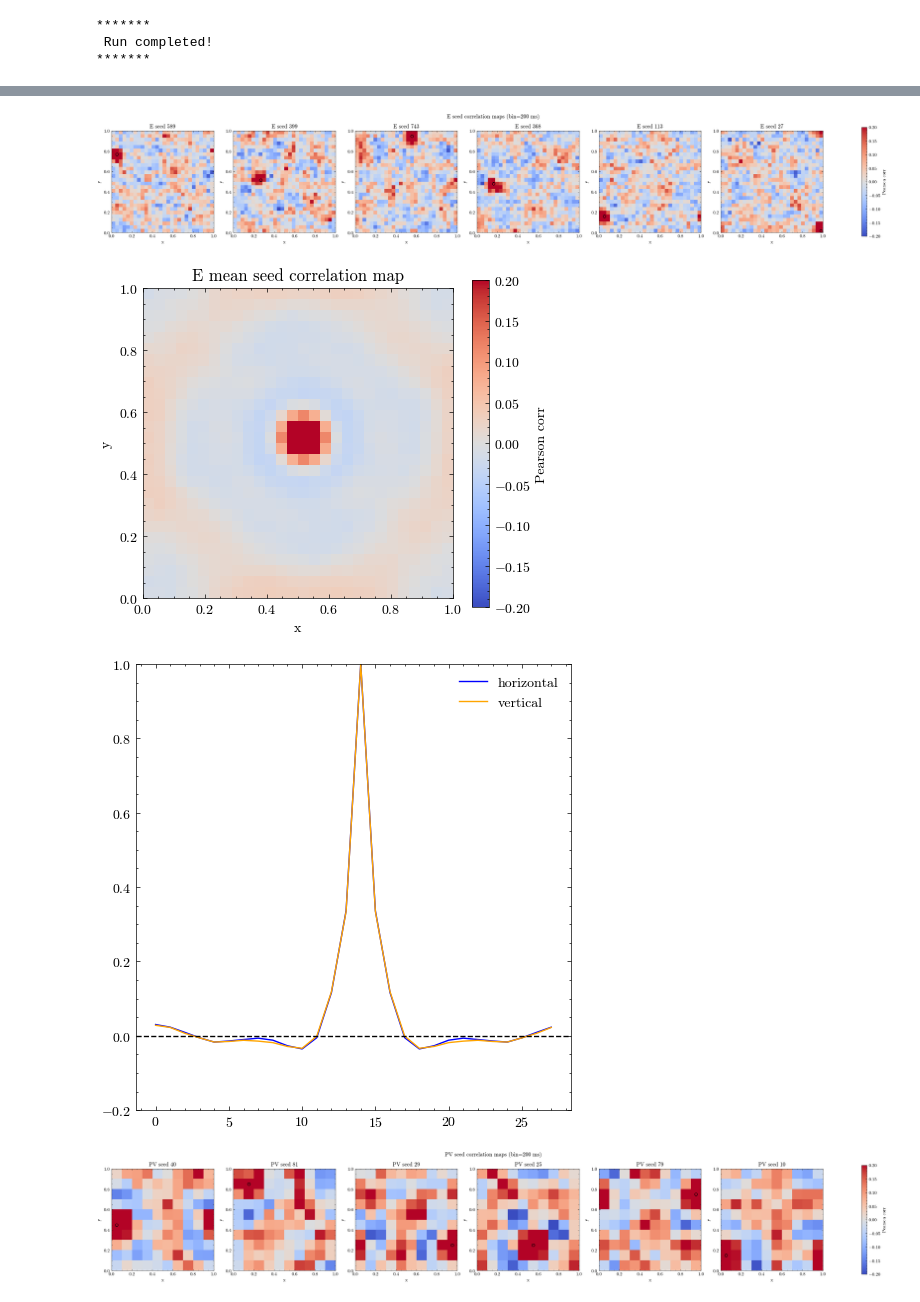
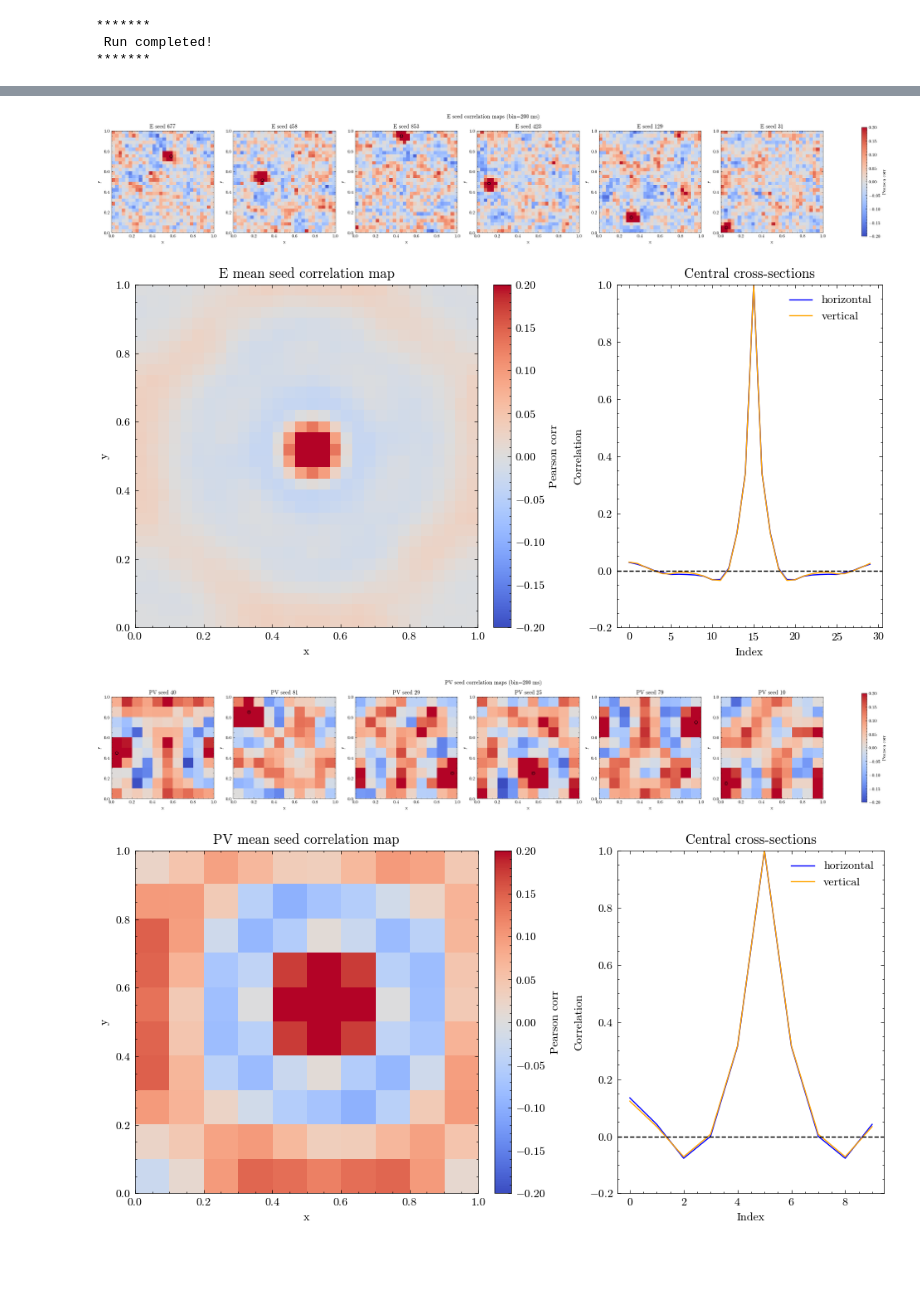
Before and after one commit to StevenZhang0116/structured-stabilization-in-recurrent-neural-circuits, a Jupyter notebook: Notebooks/03_torus_network_noee.ipynb, the cells around one changed output, grey strips where cells are left out. Saved outputs shown, nothing was run; the diff lists cells and outputs as text; code cells hidden in the pictures; blank space fills up the shorter version.

```diff
--- a/Notebooks/03_torus_network_noee.ipynb
+++ b/Notebooks/03_torus_network_noee.ipynb
@@ -25,6 +25,6 @@ seed: 1887
 # %%
 # NE = 800         # Number of excitatory cells
-NE = 784
+NE = 900
 NP = 100         # number of PV cells (symmetric iSTDP)
 NS = 100         # number of SST cells (antisymmetric iSTDP)
 
@@ -667,16 +667,26 @@ for (i,j) in zip(con_ss.i,con_ss.j):
 # %%
 fig, ax = plt.subplots(3,3,figsize=(5*3,5*3))
 sns.heatmap(w_ee_full, ax=ax[0,0], cmap='coolwarm', cbar=True, square=True)
+ax[0,0].set_title('E to E')
 sns.heatmap(w_ep_full, ax=ax[0,1], cmap='coolwarm', cbar=True, square=True)
+ax[0,1].set_title('E to PV')
 sns.heatmap(w_es_full, ax=ax[0,2], cmap='coolwarm', cbar=True, square=True)
+ax[0,2].set_title('E to SST')
 
 sns.heatmap(w_pe_full, ax=ax[1,0], cmap='coolwarm', cbar=True, square=True)
+ax[1,0].set_title('PV to E')
 sns.heatmap(w_pp_full, ax=ax[1,1], cmap='coolwarm', cbar=True, square=True)
+ax[1,1].set_title('PV to PV')
 sns.heatmap(w_ps_full, ax=ax[1,2], cmap='coolwarm', cbar=True, square=True)
+ax[1,2].set_title('PV to SST')
 
 sns.heatmap(w_se_full, ax=ax[2,0], cmap='coolwarm', cbar=True, square=True)
+ax[2,0].set_title('SST to E')
 sns.heatmap(w_sp_full, ax=ax[2,1], cmap='coolwarm', cbar=True, square=True)
+ax[2,1].set_title('SST to PV')
 sns.heatmap(w_ss_full, ax=ax[2,2], cmap='coolwarm', cbar=True, square=True)
+ax[2,2].set_title('SST to SST')
+
 fig.tight_layout()
 fig.savefig(f"../Figures/torus_final_weights_seed{tseed}.png", bbox_inches='tight', dpi=300)
 # %% [output]
@@ -698,7 +708,9 @@ for (side_Ninh, center_Ninh, grid_Ninh, w_inhe_full, inh_name) in connection_pac
     for neuron_inh in range(w_inhe_full.shape[1]):
         one_inh_to_e = w_inhe_full[:, neuron_inh].reshape((side_NE, side_NE))
         inh_loc_index = [neuron_inh // side_Ninh, neuron_inh % side_Ninh]
+        # move inh neuron to the center (in inh coordinates)
         move_index = [center_Ninh[0] - inh_loc_index[0], center_Ninh[1] - inh_loc_index[1]]
+        # adjust the amount of shift in the excitatory grid
         move_p_dim = [round(move_index[0] * grid_Ninh / grid_NE), round(move_index[1] * grid_Ninh / grid_NE)]
         one_inh_to_e_change = np.roll(one_inh_to_e, move_p_dim, axis=(0, 1))
         one_inh_to_e_change_all.append(one_inh_to_e_change)
@@ -708,7 +720,7 @@ for (side_Ninh, center_Ninh, grid_Ninh, w_inhe_full, inh_name) in connection_pac
 
     fig, ax = plt.subplots(1,1,figsize=(5,5))
     sns.heatmap(mean_one_pv_to_e_change, ax=ax, cmap='coolwarm', cbar=True, square=True)
-    ax.set_title('Mean PV to E connection change')
+    ax.set_title('Mean PV to E connection')
     fig.tight_layout()
     fig.savefig(f"../Figures/torus_mean_{inh_name}_to_e_rawconn_seed{tseed}.png", bbox_inches='tight', dpi=300)
 # %% [output]
@@ -745,7 +757,7 @@ w_effective = (np.eye(NTOT)
 
 dict_info = [[idx_e, "excitatory"], [idx_p, "PV"], [idx_s, "SST"]]
 
-fig, ax = plt.subplots(1,3,figsize=(3*3,3))
+fig, ax = plt.subplots(1,3,figsize=(5*3,5))
 
 for index, (idx, label) in enumerate(dict_info):
     w_effective_ee = w_effective[np.ix_(idx, idx)]
@@ -889,53 +901,64 @@ def plot_seed_corr_maps_assign(pop_name, N, spk_mon, pos, Lx=1.0, Ly=1.0,
 
         N_root = int(math.sqrt(N))
         loc_index = [sc // N_root, sc % N_root]
         center_N = [int(N_root / 2), int(N_root / 2)]
         move_index = [center_N[0] - loc_index[0], center_N[1] - loc_index[1]]
         move_p_dim = [round(move_index[0]), round(move_index[1])]
         H_shift = np.roll(H, move_p_dim, axis=(0, 1))
         H_all.append(H_shift)
 
     cbar = fig.colorbar(im, ax=axs, shrink=0.85)
     cbar.set_label('Pearson corr')
     fig.suptitle(f'{pop_name} seed correlation maps (bin={bin_ms:.0f} ms)', y=1.02)
     fig.savefig(f'../Figures/torus_two_interneurons_seed_corr_maps_{pop_name}_seed{tseed}.png',
                 bbox_inches='tight', dpi=300)
 
     H_all = np.array(H_all)
     H_mean = np.mean(H_all, axis=0)
-    fig_mean, ax_mean = plt.subplots(1,1,figsize=(5,5))
-    im_mean = ax_mean.imshow(H_mean, origin='lower', extent=[0, Lx, 0, Ly],
-                   vmin=-vlim, vmax=+vlim, aspect='equal', cmap="coolwarm")
-    ax_mean.set_title(f'{pop_name} mean seed correlation map')
-    ax_mean.set_xlabel('x')
-    ax_mean.set_ylabel('y')
-    cbar = fig.colorbar(im_mean, ax=ax_mean, shrink=0.85)
+
+    fig_mean, ax_mean = plt.subplots(
+        1, 2, figsize=(10, 5),
+        gridspec_kw={'width_ratios': [1.5, 1]}
+    )
+
+    im_mean = ax_mean[0].imshow(
+        H_mean, origin='lower', extent=[0, Lx, 0, Ly],
+        vmin=-vlim, vmax=+vlim, aspect='equal', cmap="coolwarm"
+    )
+    ax_mean[0].set_title(f'{pop_name} mean seed correlation map')
+    ax_mean[0].set_xlabel('x')
+    ax_mean[0].set_ylabel('y')
+
+    cbar = fig_mean.colorbar(im_mean, ax=ax_mean[0], fraction=0.046, pad=0.04)
     cbar.set_label('Pearson corr')
-    fig_mean.savefig(f'../Figures/torus_two_interneurons_seed_corr_maps_mean_{pop_name}_seed{tseed}.png',
-                bbox_inches='tight', dpi=300)
 
-    hh = int(H_mean.shape[0] / 2)
-    fig, ax = plt.subplots(1,1,figsize=(5,5))
-    ax.plot(H_mean[hh, :], label='horizontal', color='blue')
-    ax.plot(H_mean[:, hh], label='vertical', color='orange')
-    ax.legend()
-    ax.set_ylim([-0.2, 1.0])
-    ax.axhline(0.0, ls='--', color='k', lw=1)
-    fig.tight_layout()
-    fig.savefig(f'../Figures/torus_two_interneurons_seed_corr_maps_mean_profile_{pop_name}_seed{tseed}.png',
-                bbox_inches='tight', dpi=300)
+    hh = H_mean.shape[0] // 2
+    ax_mean[1].plot(H_mean[hh, :], label='horizontal', color='blue')
+    ax_mean[1].plot(H_mean[:, hh], label='vertical', color='orange')
+    ax_mean[1].legend()
+    ax_mean[1].set_ylim([-0.2, 1.0])
+    ax_mean[1].axhline(0.0, ls='--', color='k', lw=1)
+    ax_mean[1].set_title('Central cross-sections')
+    ax_mean[1].set_xlabel('Index')
+    ax_mean[1].set_ylabel('Correlation')
+
+    fig_mean.tight_layout()
+    fig_mean.savefig(
+        f'../Figures/torus_seed_corr_maps_mean_{pop_name}_seed{tseed}.png',
+        dpi=300
+    )
 
 bin_ms = 200.0
 seeds_per_pop = 6
 
 plot_seed_corr_maps_assign('E',   NE, spk_e_mon, pos_e, Lx=Lx, Ly=Ly,
                            seeds_per_pop=seeds_per_pop, bin_ms=bin_ms, rng_seed=1, vlim=0.2)
 plot_seed_corr_maps_assign('PV',  NP, spk_p_mon, pos_p, Lx=Lx, Ly=Ly,
                            seeds_per_pop=seeds_per_pop, bin_ms=bin_ms, rng_seed=2, vlim=0.2)
 plot_seed_corr_maps_assign('SST', NS, spk_s_mon, pos_s, Lx=Lx, Ly=Ly,
                            seeds_per_pop=seeds_per_pop, bin_ms=bin_ms, rng_seed=3, vlim=0.2)
 # %% [output]
-[figure, old version]
+[figure, new version]
-[figure, old version]
+[figure, new version]
-[figure, old version]
+[figure, new version]
-[figure, old version]
+[figure, new version]
```
Also changed, not shown: parts of 11 cells of this notebook.
